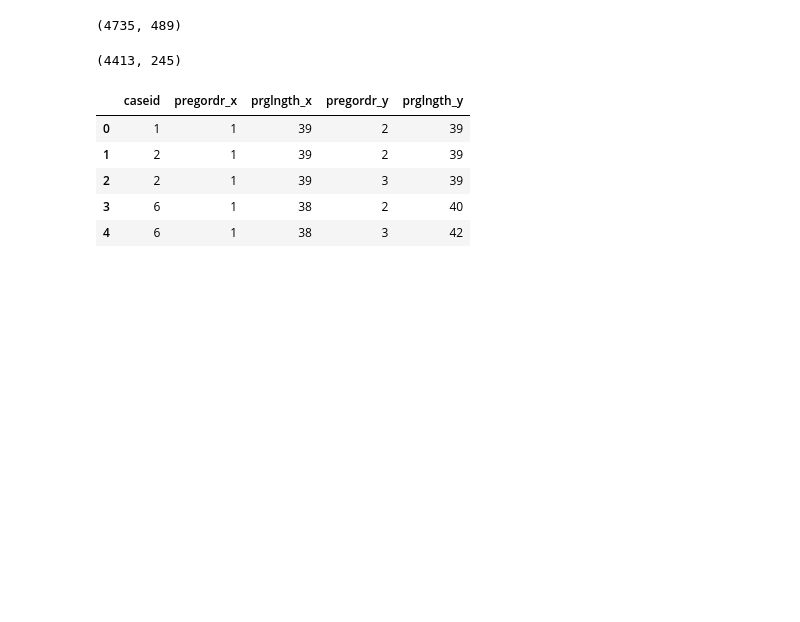
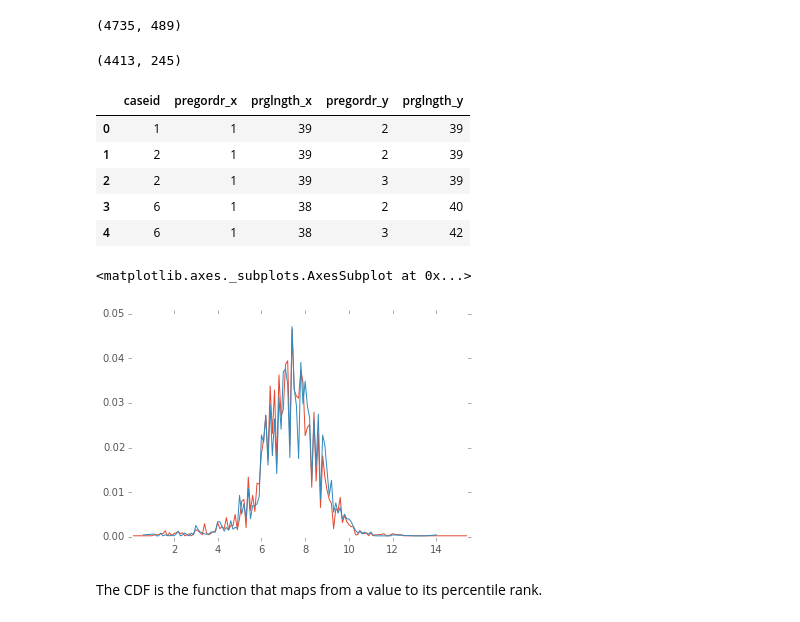
Before and after one commit to doolingdavid/ThinkStats2, a Jupyter notebook: code/notes.ipynb, the cells around one changed output. Cells and saved outputs as stored; diff of their text form; code cells hidden in the pictures; blank space fills up the shorter version.

```diff
--- a/code/notes.ipynb
+++ b/code/notes.ipynb
@@ -1249,3 +1249,13 @@ together[['caseid','pregordr_x','prglngth_x',
 | 2 | 2 | 1 | 39 | 3 | 39 |
 | 3 | 6 | 1 | 38 | 2 | 40 |
 | 4 | 6 | 1 | 38 | 3 | 42 |
+# %%
+firsts['totalwgt_lb'].round(1).\
+value_counts(normalize=True).sort_index().plot()
+others['totalwgt_lb'].round(1).\
+value_counts(normalize=True).sort_index().plot()
+# %% [output]
+<matplotlib.axes._subplots.AxesSubplot at 0x...>
+[figure, added]
+# %% [markdown]
+The CDF is the function that maps from a value to its percentile rank.
```
Also changed, not shown: parts of 25 cells of this notebook.
